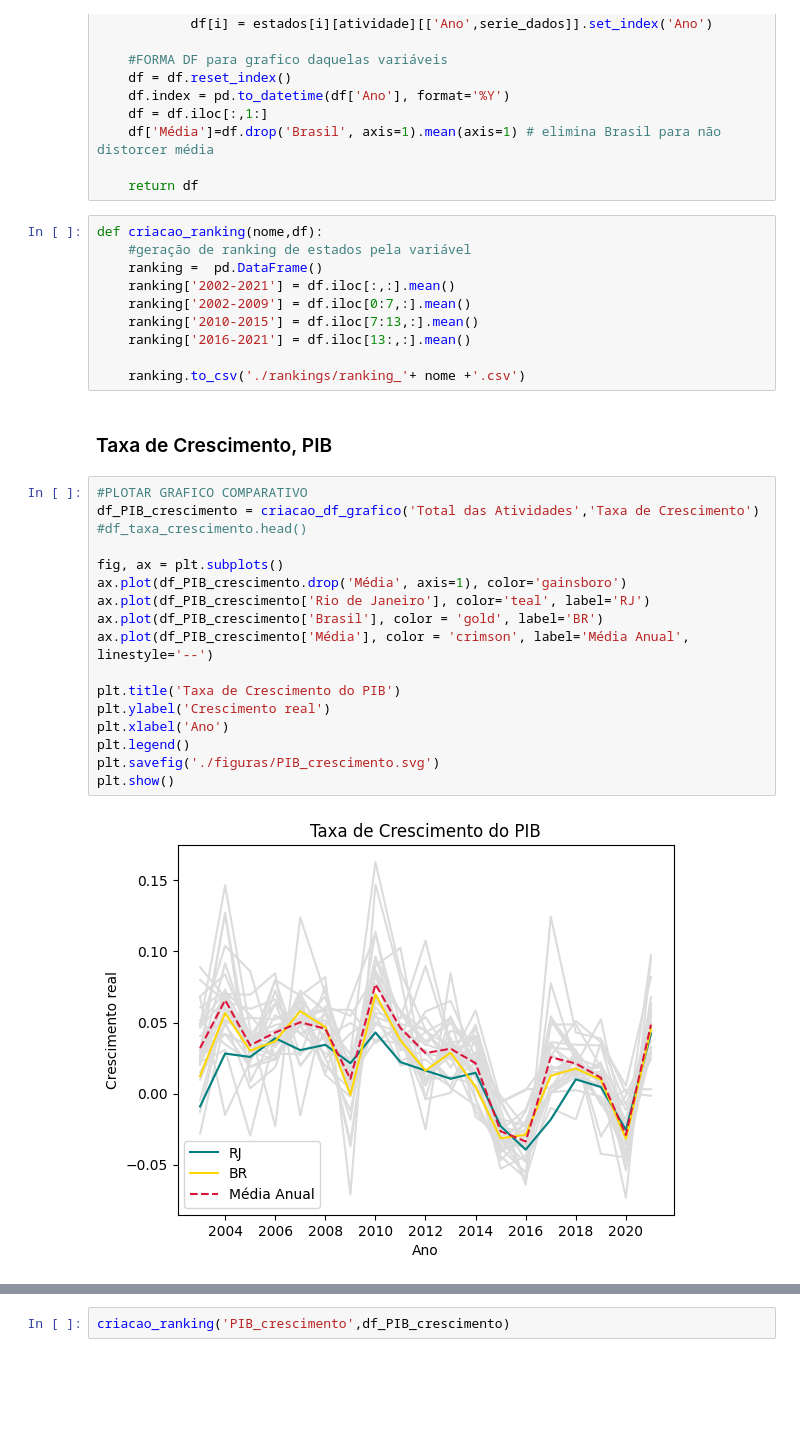
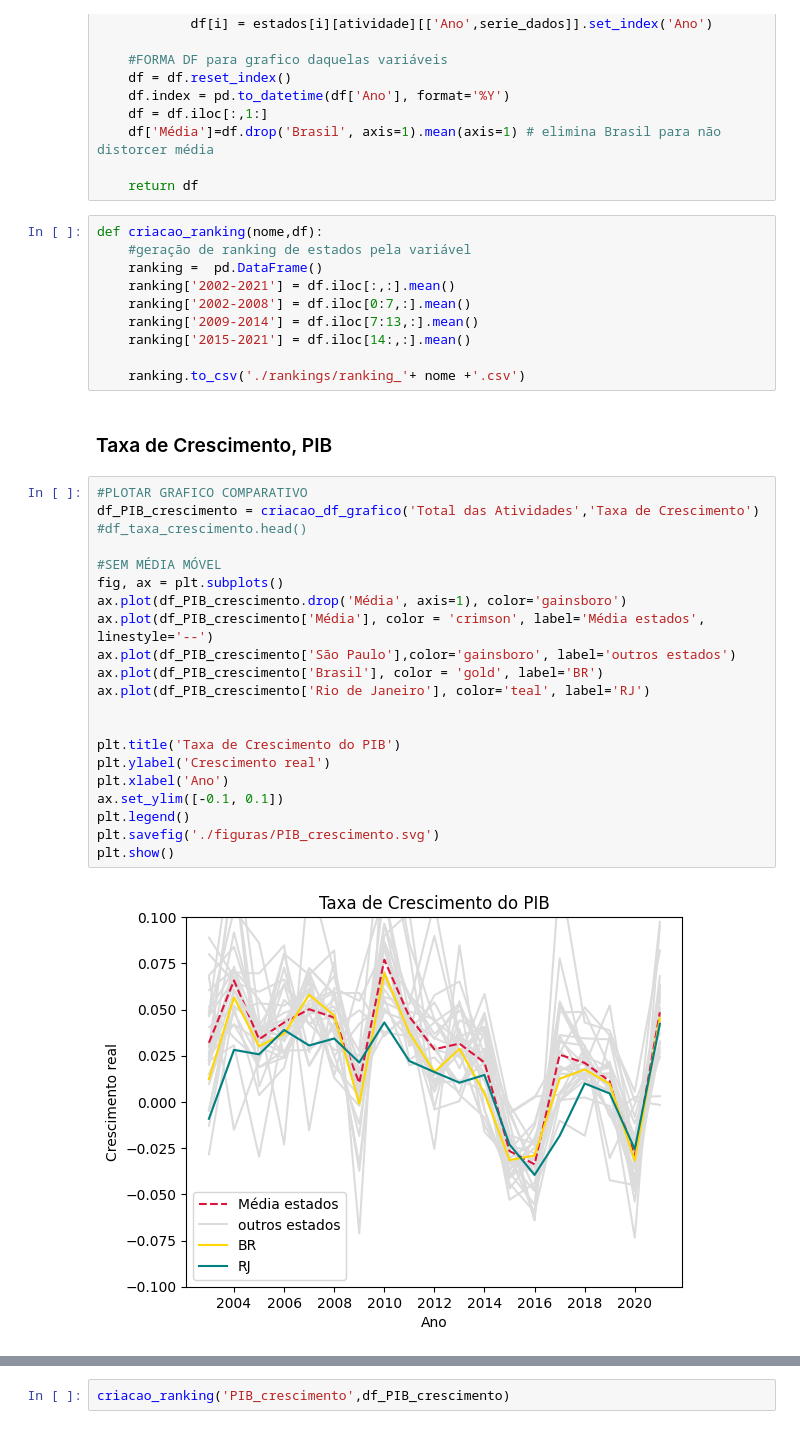
Before and after one commit to leoaucar/tratamento_contas_regionais, a Jupyter notebook: extracao_categorias.ipynb, the cells around one changed output, grey strips where cells are left out. Drawn from its saved outputs; the diff is of its cells as text; blank space fills up the shorter version.

```diff
--- a/extracao_categorias.ipynb
+++ b/extracao_categorias.ipynb
@@ -179,9 +292,9 @@ def criacao_ranking(nome,df):
     #geração de ranking de estados pela variável
     ranking =  pd.DataFrame()
     ranking['2002-2021'] = df.iloc[:,:].mean()
-    ranking['2002-2009'] = df.iloc[0:7,:].mean()
-    ranking['2010-2015'] = df.iloc[7:13,:].mean()
-    ranking['2016-2021'] = df.iloc[13:,:].mean()
+    ranking['2002-2008'] = df.iloc[0:7,:].mean()
+    ranking['2009-2014'] = df.iloc[7:13,:].mean()
+    ranking['2015-2021'] = df.iloc[14:,:].mean()
 
     ranking.to_csv('./rankings/ranking_'+ nome +'.csv')
 # %% [markdown]
@@ -189,19 +302,23 @@ def criacao_ranking(nome,df):
 # %%
 #PLOTAR GRAFICO COMPARATIVO
 df_PIB_crescimento = criacao_df_grafico('Total das Atividades','Taxa de Crescimento')
 #df_taxa_crescimento.head()
 
+#SEM MÉDIA MÓVEL
 fig, ax = plt.subplots()
 ax.plot(df_PIB_crescimento.drop('Média', axis=1), color='gainsboro')
+ax.plot(df_PIB_crescimento['Média'], color = 'crimson', label='Média estados', linestyle='--')
+ax.plot(df_PIB_crescimento['São Paulo'],color='gainsboro', label='outros estados')
+ax.plot(df_PIB_crescimento['Brasil'], color = 'gold', label='BR')
 ax.plot(df_PIB_crescimento['Rio de Janeiro'], color='teal', label='RJ')
-ax.plot(df_PIB_crescimento['Brasil'], color = 'gold', label='BR')
-ax.plot(df_PIB_crescimento['Média'], color = 'crimson', label='Média Anual', linestyle='--')
+
 
 plt.title('Taxa de Crescimento do PIB')
 plt.ylabel('Crescimento real')
 plt.xlabel('Ano')
+ax.set_ylim([-0.1, 0.1])
 plt.legend()
 plt.savefig('./figuras/PIB_crescimento.svg')
 plt.show()
 # %% [output]
-[figure, old version]
+[figure, new version]
```
Also changed, not shown: parts of 46 cells of this notebook, 13 other files.
